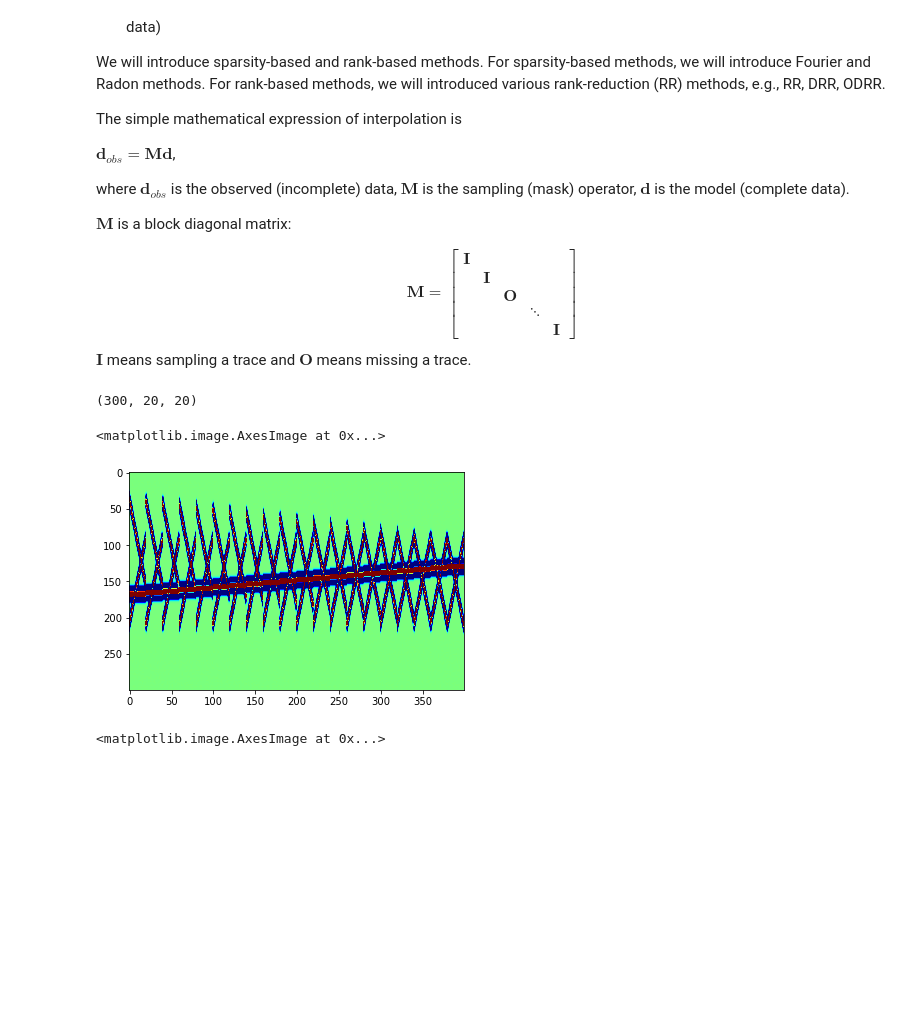
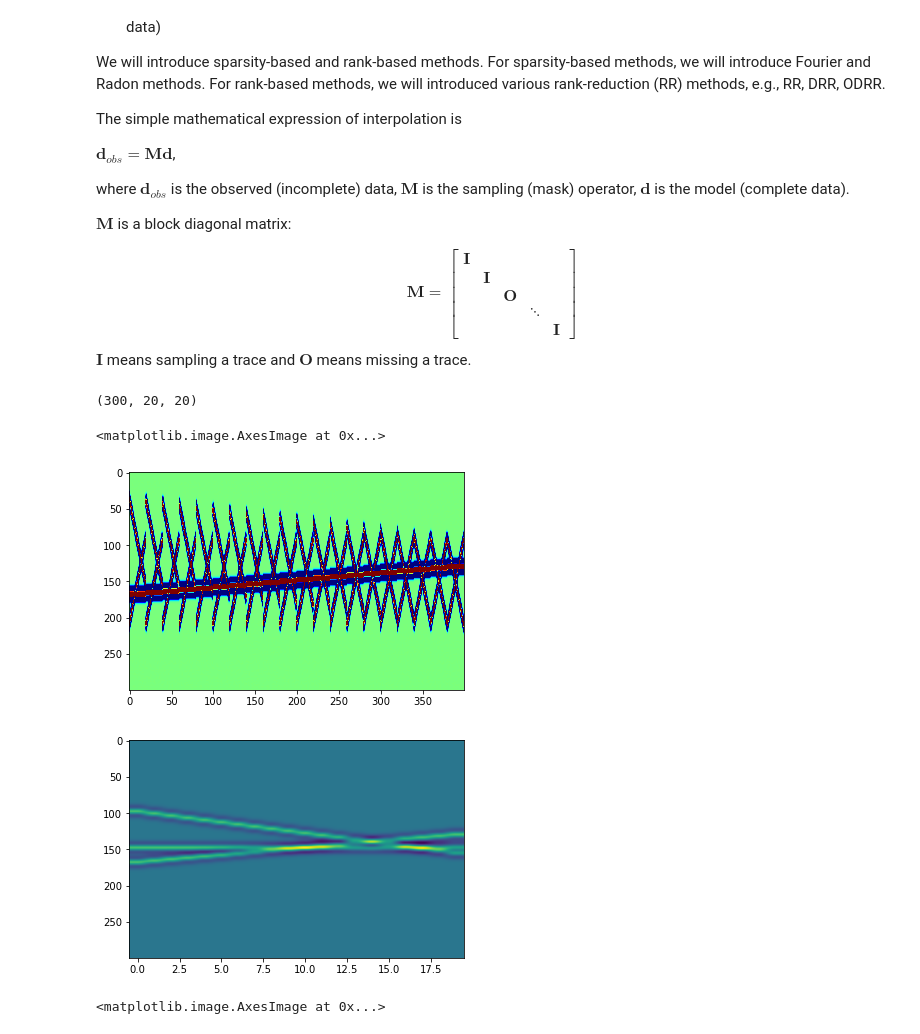
Before and after one commit to chenyk1990/geo-class, a Jupyter notebook: multi-dim-ana/5-Seismic_reconstruction.ipynb, the cells around one changed output. Drawn from its saved outputs; the diff is of its cells as text; code cells hidden in the pictures; blank space fills up the shorter version.

```diff
--- a/multi-dim-ana/Seismic_reconstruction.ipynb
+++ b/multi-dim-ana/5-Seismic_reconstruction.ipynb
@@ -70,33 +70,37 @@ for i in range(m):
   t4[i]=np.round(6*i+10);
   a1[t1[i]:t1[i]+k+1,i]=b1;
   a3[t3[i]:t3[i]+k+1,i]=b1;
   a4[t4[i]:t4[i]+k+1,i]=b1;
 
 temp=a1[0:300,:]+a3[0:300,:]+a4[0:300,:];
 
 shot=np.zeros([300,20,20])
 for j in range(20):
     a4=np.zeros([300,20]);
     for i in range(m):
     	t4[i]=np.round(6*i+10+3*j);
     	a4[t4[i]:t4[i]+k+1,i]=b1;
 
     	t1[i]=np.round(140-2*j);
     	a1[t1[i]:t1[i]+k+1,i]=b1;
 
     shot[:,:,j]=a1[0:300,:]+a3[0:300,:]+a4[0:300,:];
 
 dc=shot
 
 print(dc.shape)
 
 # plotting the data as a 2D matrix
 plt.figure();
 plt.imshow(dc.reshape(300,20*20,order='F'),cmap='jet',clim=(-0.1, 0.1),aspect='auto')
+
+plt.figure();
+plt.imshow(dc[:,10,:],aspect='auto')
 # %% [output]
 (300, 20, 20)
 <matplotlib.image.AxesImage at 0x...>
 [figure]
+[figure, added]
 # %%
 ## Adding noise
 
```
Also changed, not shown: parts of 5 cells of this notebook, 5 other files.
